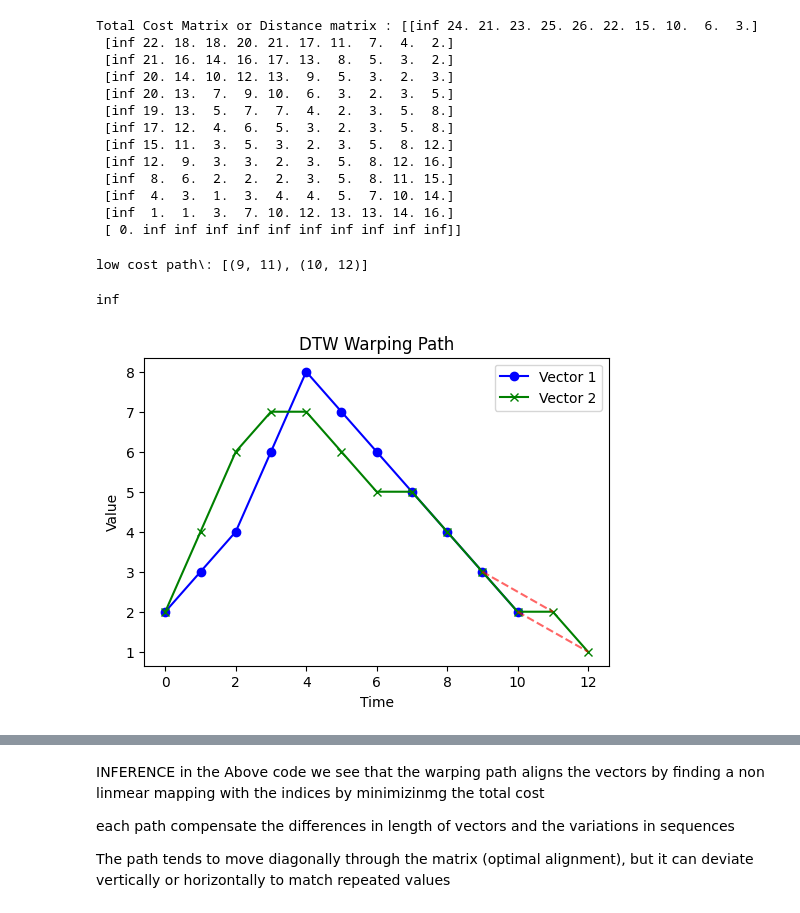
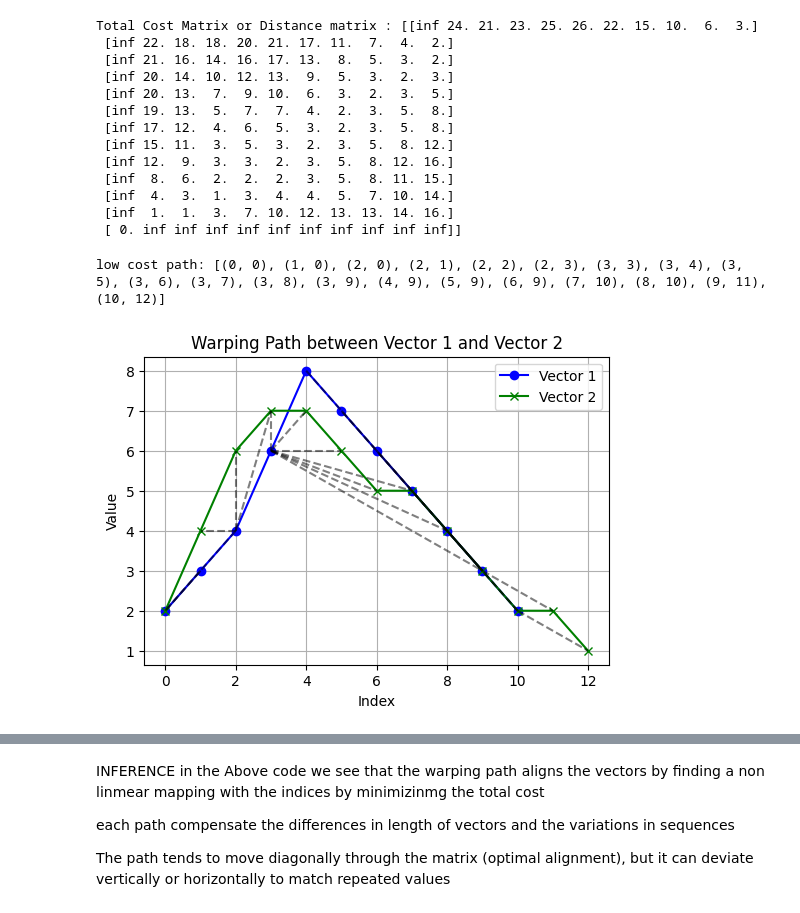
Before and after one commit to joshIsac/SpeechRecognition-, a Jupyter notebook: 2348523_Lab5 and 6 _time Alignment and Normalization.ipynb, the cells around one changed output, grey strips where cells are left out. Cells and saved outputs as stored; diff of their text form; code cells hidden in the pictures.

```diff
--- a/2348523_Lab5 and 6 _time Alignment and Normalization.ipynb
+++ b/2348523_Lab5 and 6 _time Alignment and Normalization.ipynb
@@ -168,6 +173,8 @@ plt.show()
 # %%
 import numpy as np
 
+Vector1=np.array([2, 3, 4, 6, 8, 7, 6, 5, 4, 3, 2])
+Vector2=np.array([2, 4, 6, 7, 7, 6, 5, 5, 4, 3, 2, 2, 1])
 
 def DTW(Vector1, Vector2):
     len_v1 = len(Vector1)
@@ -230,52 +237,51 @@ def DTW_tracer(total_cost_matrix):
     path=[(i,j)]
 
     #tracing from (0,0) to row,col of top right
-    while i>0 and j>0:
+    while i>0 or j>0:
         if i==0:
-            j-=1
+            j=j-1
         elif j==0:
-            i-=1
+            i=i-1
         else:
-            min_val=np.argmin([total_cost_matrix[i-1,j],total_cost_matrix[i,j-1],total_cost_matrix[i-1,j-1]])
+            min_val=np.argmin([total_cost_matrix[i-1,j]#top
+                               ,total_cost_matrix[i,j-1],#left
+                               total_cost_matrix[i-1,j-1]])#Diagonal
             if min_val==0:
-                i-=1
+                i=i-1
             elif min_val==1:
-                j-=1
+                j=j-1
             else:
-                i-=1
-                j-=1
-            path.append((i,j))
-            return path[::-1]
+                i=i-1
+                j=j-1
+        path.append((i,j))
+    path.reverse()
+    return path
 # %%
 #low cost path
-low_cost_path=DTW_tracer(total_cost_matrix)
-print("low cost path\:",low_cost_path)
+low_cost=DTW_tracer(total_cost_matrix)
+print("low cost path:",low_cost)
 # %% [output]
-low cost path\: [(9, 11), (10, 12)]
+low cost path: [(0, 0), (1, 0), (2, 0), (2, 1), (2, 2), (2, 3), (3, 3), (3, 4), (3, 5), (3, 6), (3, 7), (3, 8), (3, 9), (4, 9), (5, 9), (6, 9), (7, 10), (8, 10), (9, 11), (10, 12)]
 # %%
 #calculation of DTW distance
 Vector1=np.array([2, 3, 4, 6, 8, 7, 6, 5, 4, 3, 2])
 Vector2=np.array([2, 4, 6, 7, 7, 6, 5, 5, 4, 3, 2, 2, 1])
 warping_path=DTW_tracer(total_cost_matrix)
 dtw_distance = total_cost_matrix[len(Vector1) - 1, len(Vector2) - 1]
-
-print(dtw_distance)
-# %% [output]
-inf
 # %%
 # Visualizing the warping path
 plt.figure(figsize=(6, 4))
 plt.plot(Vector1, label='Vector 1', color='blue', marker='o')
 plt.plot(Vector2, label='Vector 2', color='green', marker='x')
 
-# Plot the warping path
+# Plot the alignment between the two vectors using warping path
 for (i, j) in warping_path:
-    plt.plot([i, j], [Vector1[i], Vector2[j]], color='red', linestyle='--', alpha=0.6)
-
-plt.xlabel('Time')
+    plt.plot([i, j], [Vector1[i], Vector2[j]], 'k--', alpha=0.5)
+plt.title('Warping Path between Vector 1 and Vector 2')
+plt.xlabel('Index')
 plt.ylabel('Value')
-plt.title('DTW Warping Path')
 plt.legend()
+plt.grid(True)
 plt.show()
 # %% [output]
-[figure, old version]
+[figure, new version]
```
Also changed, not shown: parts of 4 cells of this notebook.
